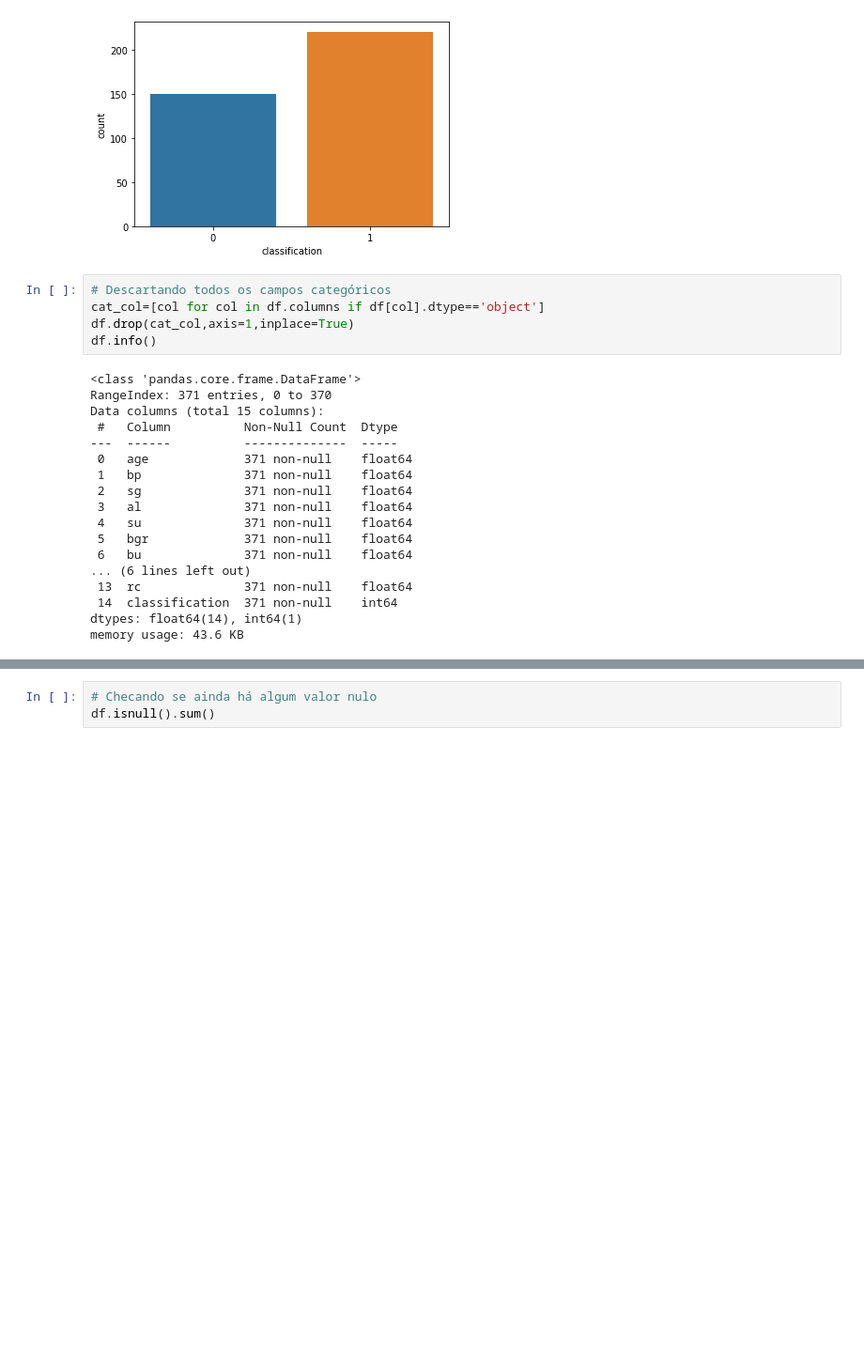
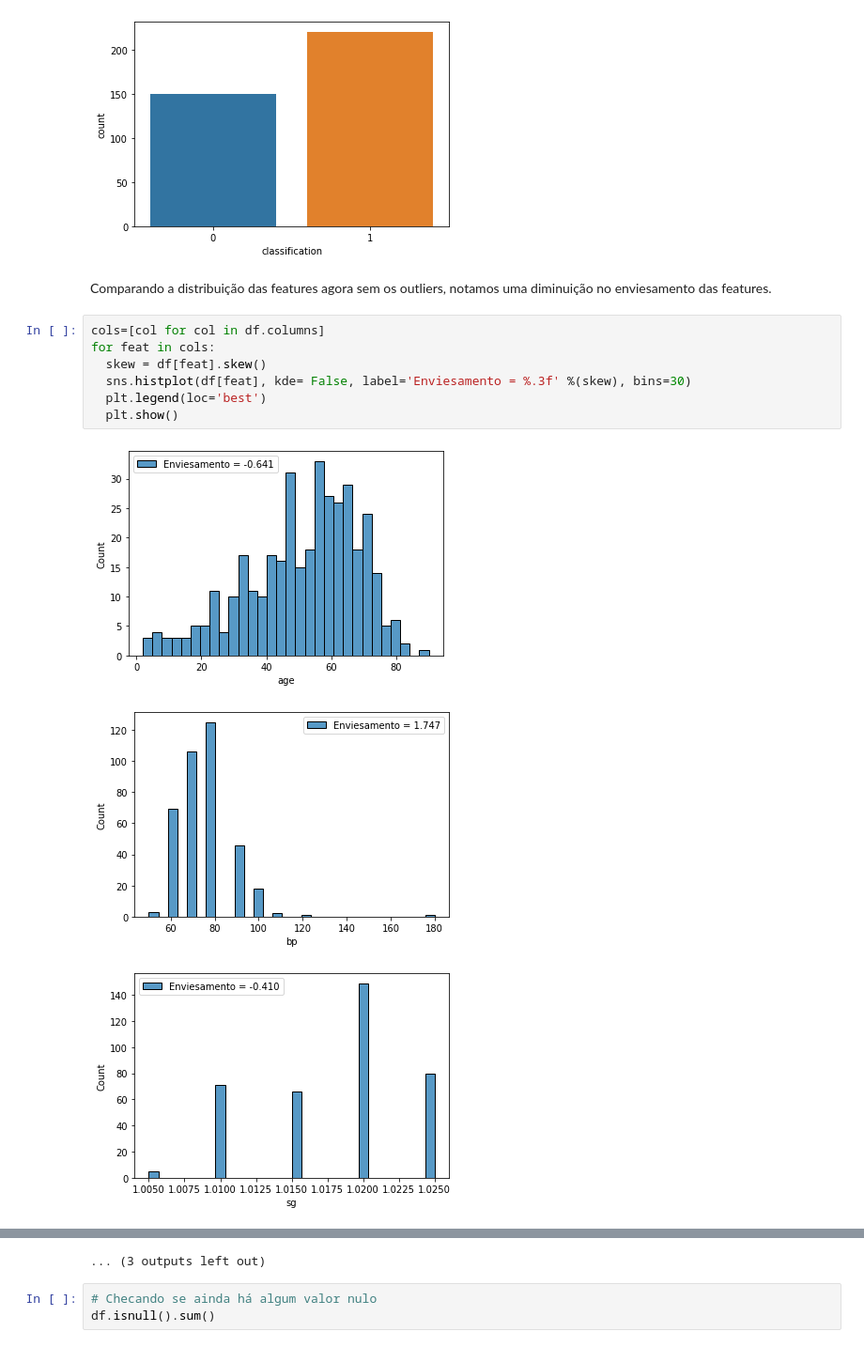
Before and after one commit to joaopmarinho/Chronic-kidney-disease, a Jupyter notebook: CKD_Predictor.ipynb, the cells around one changed output, grey strips where cells are left out. Shown at 94% size. Saved outputs shown, nothing was run; the diff lists cells and outputs as text; blank space fills up the shorter version.

```diff
--- a/CKD_Predictor.ipynb
+++ b/CKD_Predictor.ipynb
@@ -277,26 +360,16 @@ sns.countplot(df['classification'])
 plt.show()
 # %% [output]
 [figure]
-# %%
-# Descartando todos os campos categóricos
-cat_col=[col for col in df.columns if df[col].dtype=='object']
-df.drop(cat_col,axis=1,inplace=True)
-df.info()
-# %% [output]
-<class 'pandas.core.frame.DataFrame'>
-RangeIndex: 371 entries, 0 to 370
-Data columns (total 15 columns):
- #   Column          Non-Null Count  Dtype
----  ------          --------------  -----
- 0   age             371 non-null    float64
- 1   bp              371 non-null    float64
- 2   sg              371 non-null    float64
- 3   al              371 non-null    float64
- 4   su              371 non-null    float64
- 5   bgr             371 non-null    float64
- 6   bu              371 non-null    float64
-... (6 lines left out)
- 13  rc              371 non-null    float64
- 14  classification  371 non-null    int64
-dtypes: float64(14), int64(1)
-memory usage: 43.6 KB
+# %% [markdown]
+Comparando a distribuição das features agora sem os outliers, notamos uma diminuição no enviesamento das features.
+# %%
+cols=[col for col in df.columns]
+for feat in cols:
+  skew = df[feat].skew()
+  sns.histplot(df[feat], kde= False, label='Enviesamento = %.3f' %(skew), bins=30)
+  plt.legend(loc='best')
+  plt.show()
+# %% [output]
+[figure, added]
+[figure, added]
+[figure, added]
@@ -303,3 +385,4 @@ memory usage: 43.6 KB
+... (3 outputs left out)
 # %%
 # Checando se ainda há algum valor nulo
 df.isnull().sum()
```
Also changed, not shown: parts of 30 cells of this notebook.
